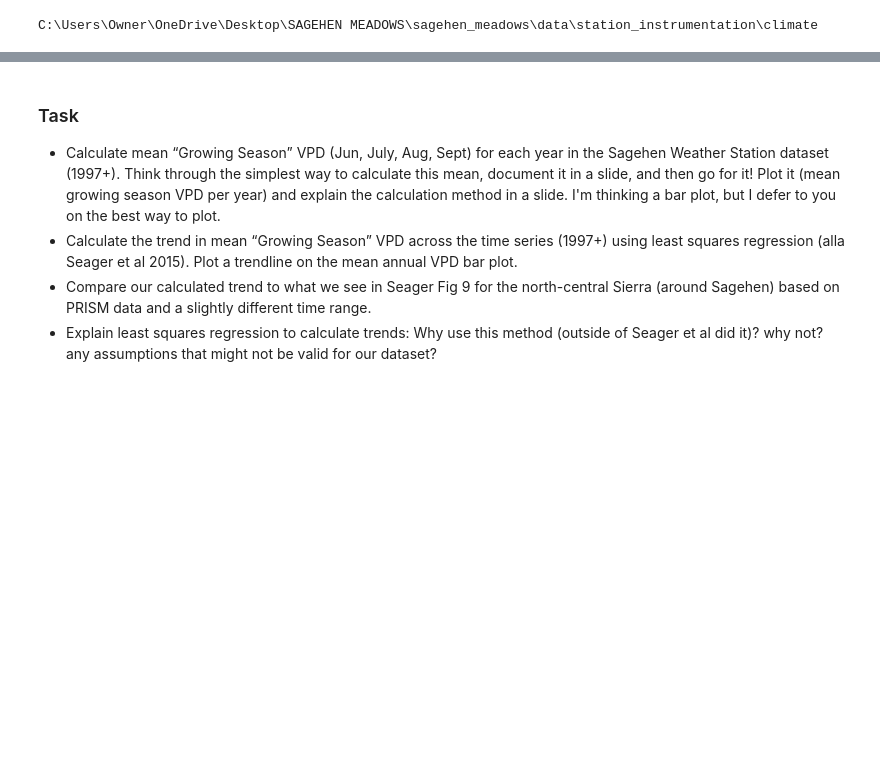
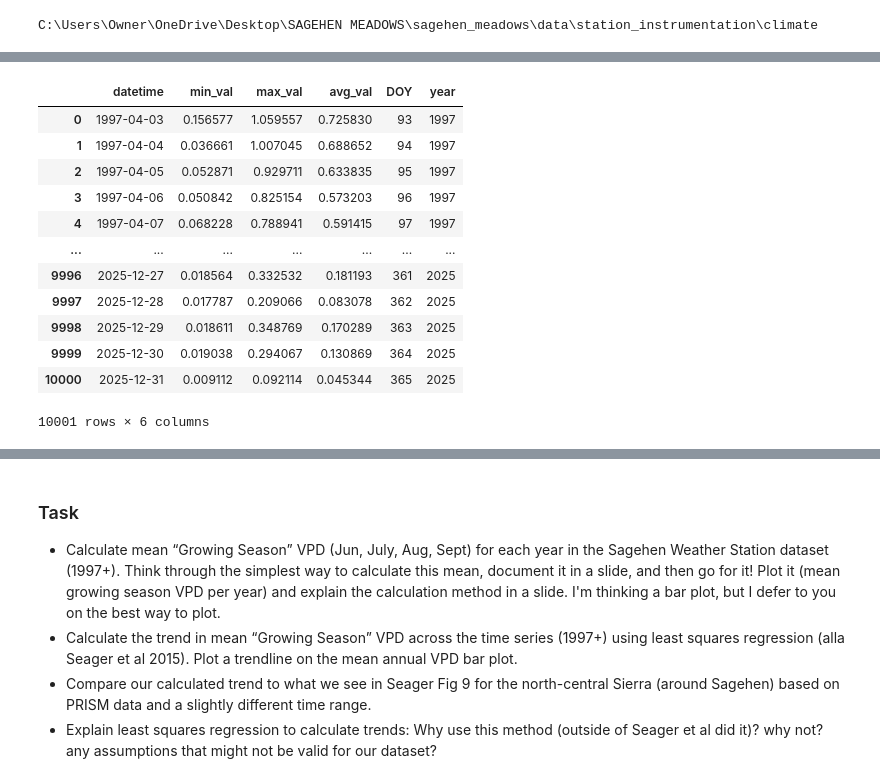
Before and after one commit to jnatali/sagehen_meadows, a Jupyter notebook: scripts/climate/VPD_long_term_analysis.ipynb, the cells around one changed output, grey strips where cells are left out. Cells and saved outputs as stored; diff of their text form; code cells hidden in the pictures; blank space fills up the shorter version.

```diff
--- a/scripts/climate/VPD_long_term_analysis.ipynb
+++ b/scripts/climate/VPD_long_term_analysis.ipynb
@@ -216,6 +200,18 @@ fig.show()
 # %%
 grouped_weather_vpd = group_column_by_date(weather_full, agg_column="vpd")
-
-### Drop outliers
-grouped_weather_vpd = grouped_weather_vpd[~(grouped_weather_vpd['avg_val'] > 50)]
-grouped_weather_vpd
+grouped_weather_par_filtered_vpd = group_column_by_date(weather_par, agg_column="vpd")
+grouped_weather_par_filtered_vpd
+# %% [output]
+|  | datetime | min_val | max_val | avg_val | DOY | year |
+| 0 | 1997-04-03 | 0.156577 | 1.059557 | 0.725830 | 93 | 1997 |
+| 1 | 1997-04-04 | 0.036661 | 1.007045 | 0.688652 | 94 | 1997 |
+| 2 | 1997-04-05 | 0.052871 | 0.929711 | 0.633835 | 95 | 1997 |
+| 3 | 1997-04-06 | 0.050842 | 0.825154 | 0.573203 | 96 | 1997 |
+| 4 | 1997-04-07 | 0.068228 | 0.788941 | 0.591415 | 97 | 1997 |
+| ... | ... | ... | ... | ... | ... | ... |
+| 9996 | 2025-12-27 | 0.018564 | 0.332532 | 0.181193 | 361 | 2025 |
+| 9997 | 2025-12-28 | 0.017787 | 0.209066 | 0.083078 | 362 | 2025 |
+| 9998 | 2025-12-29 | 0.018611 | 0.348769 | 0.170289 | 363 | 2025 |
+| 9999 | 2025-12-30 | 0.019038 | 0.294067 | 0.130869 | 364 | 2025 |
+| 10000 | 2025-12-31 | 0.009112 | 0.092114 | 0.045344 | 365 | 2025 |
+10001 rows × 6 columns
```
Also changed, not shown: parts of 18 cells of this notebook.
